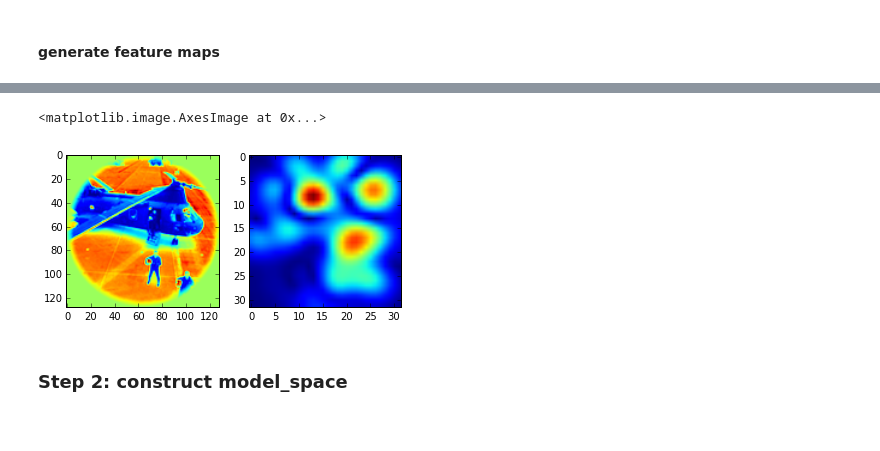
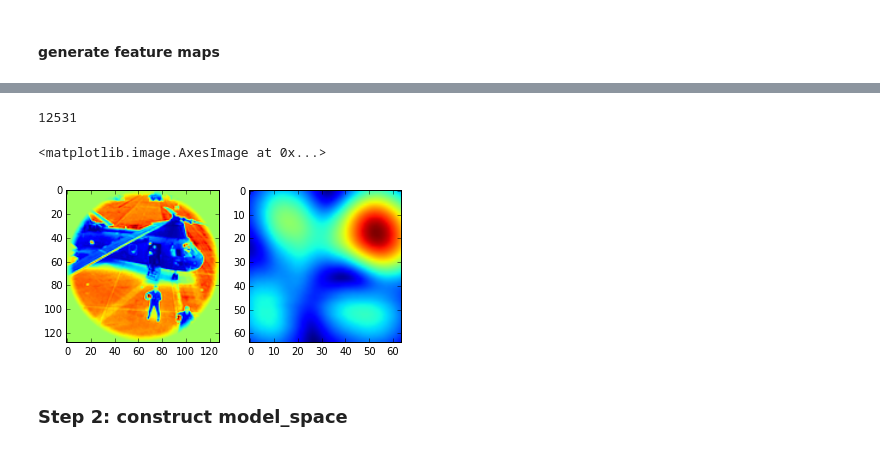
Before and after one commit to ChangdeDu/hrf_fitting, a Jupyter notebook: scripts/feature_weighted_crcns.ipynb, the cells around one changed output, grey strips where cells are left out. Drawn from its saved outputs; the diff is of its cells as text; code cells hidden in the pictures.

Commit message:
improvements to fwrf training function. applied to crcns data, success.

```diff
--- a/scripts/feature_weighted_crcns.ipynb
+++ b/scripts/feature_weighted_crcns.ipynb
@@ -45,7 +45,7 @@ Tval = crcns_stim_dict['stimVal'].shape[0]
 T = Ttrn+Tval
 native_stim_size = crcns_stim_dict['stimTrn'].shape[1]
 n_image_channels = 1 ##could be 3 for color images.
-stim_size = 32
+stim_size = 64
 # %%
 plt.imshow(crcns_stim_dict['stimVal'][0,:,:],cmap='gray')
 # %% [output]
@@ -60,7 +60,7 @@ plt.imshow(crcns_stim_dict['stimVal'][0,:,:],cmap='gray')
 
 pixel_per_deg = 25*(stim_size/500.)    ##determined by experiment 34.751 = match/nonmatch exp.
 pixels_per_stimulus = stim_size ##det. by exp. 768 = match/nonmatch exp.
-cycles_per_deg = .05*np.logspace(0,1.7,num=Df)
+cycles_per_deg = .15*np.logspace(0,1.0,num=Df)
 cycles_per_pixel = cycles_per_deg/pixel_per_deg  ##cyc/pix
 cycles_per_fwhm = 2.0
 fwhms_per_kernel = 2.0 ##determines how big the picture of the gabor will be.
@@ -135,3 +112,27 @@ abs_value = tnsr.sqrt(tnsr.sqr(real_feature_map_tnsr) + tnsr.sqr(imag_feature_ma
 ##functionize feature mapping
 make_feature_maps = function(inputs = [stim_tnsr,real_filter_stack_tnsr,imag_filter_stack_tnsr],
                              outputs = abs_value)
+# %%
+##create filter stack, but separate real/imag parts because theano doesn't like complex numbers
+##here we leave Dth filter at zero because later we will add a "bias" feature of all 1's.
+filter_channels = 2
+filter_stack = np.zeros((D, filter_channels, stim_size, stim_size)).astype('float32')
+f_counter = 0
+feature_map_params = []
+for df in range(Df):
+    for do in range(Do):
+        ori = oris[do]
+        center = (0,0)
+        freq = fm.loc[df,'cycles per stimulus']
+        fwhm = fm.loc[df,'fwhm (pix)']
+        n_pix = stim_size
+        feature_map_params.append( (ori,freq,fwhm,n_pix) )
+        tmp_filter = gaborme(freq,ori,center,fwhm,n_pix)
+        filter_stack[f_counter,0,:,:] = np.real(tmp_filter).astype('float32')
+        filter_stack[f_counter,1,:,:] = np.imag(tmp_filter).astype('float32')
+        f_counter += 1
+##show imag. part of some filter
+plt.imshow(filter_stack[-2,1,:,:],cmap='gray')
+print filter_stack.shape
+
+feature_map_params = pd.DataFrame(data=feature_map_params,columns=['ori','freq','fwhm','n_pix'])
@@ -175,12 +201,16 @@ feature 63 took 3.828
+# %%
+3+(3*96)+(3*256)+(384*2)+(256*2)+(2*4096)+(2*1000)
+# %% [output]
+12531
 # %%
 plt.figure
 plt.subplot(1,2,1)
 plt.imshow(stimuli[-1,:,:])
 plt.subplot(1,2,2)
-plt.imshow(feature_maps[-1,32,:,:])
+plt.imshow(feature_maps[-1,15,:,:])
 # %% [output]
 <matplotlib.image.AxesImage at 0x...>
-[figure, old version]
+[figure, new version]
 # %%
 ##force float 32 explicitly
 feature_maps = feature_maps.astype('float32')
```
Also changed, not shown: parts of 40 cells of this notebook, 2 other files.
